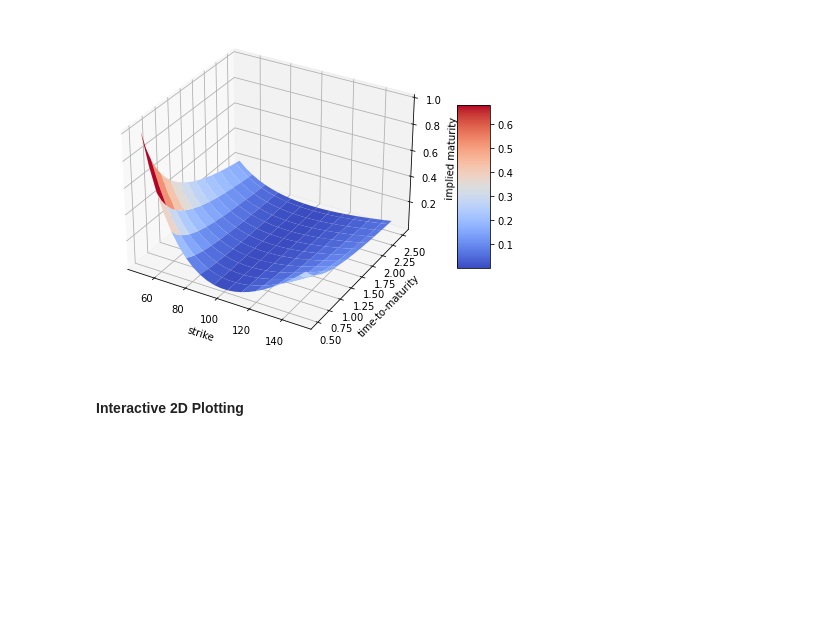
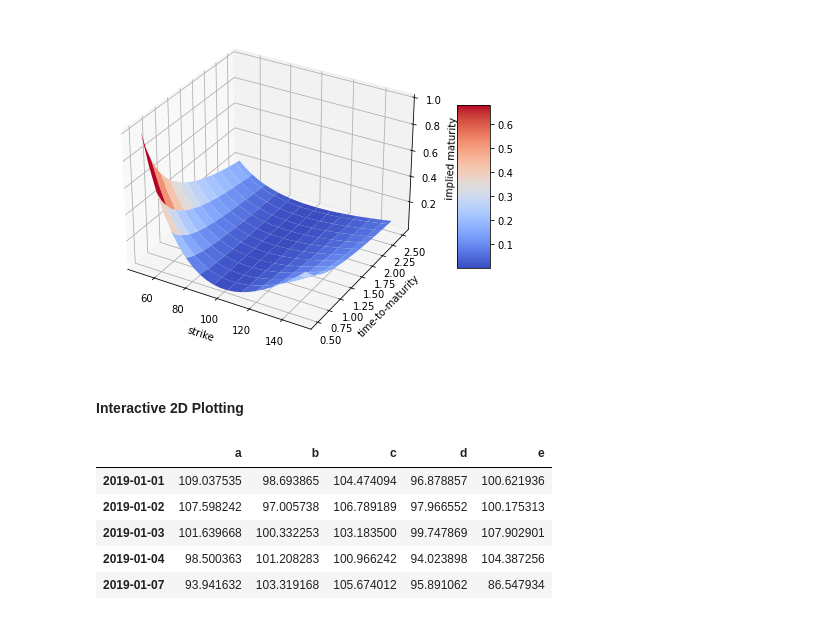
Before and after one commit to omertafveez-2001/Financial-Data-Science, a Jupyter notebook: Data Visualisation.ipynb, the cells around one changed output. Drawn from its saved outputs; the diff is of its cells as text; code cells hidden in the pictures; blank space fills up the shorter version.

```diff
--- a/Data Visualisation.ipynb
+++ b/Data Visualisation.ipynb
@@ -213,0 +218,12 @@ fig.colorbar(surf, shrink=0.5, aspect=5)
+# %%
+a = np.random.standard_normal((250,5)).cumsum(axis=0)
+index = pd.date_range('2019-1-1', freq='B', periods=len(a))
+df = pd.DataFrame(100+5*a, columns=list('abcde'), index=index)
+df.head()
+# %% [output]
+|  | a | b | c | d | e |
+| 2019-01-01 | 109.037535 | 98.693865 | 104.474094 | 96.878857 | 100.621936 |
+| 2019-01-02 | 107.598242 | 97.005738 | 106.789189 | 97.966552 | 100.175313 |
+| 2019-01-03 | 101.639668 | 100.332253 | 103.183500 | 99.747869 | 107.902901 |
+| 2019-01-04 | 98.500363 | 101.208283 | 100.966242 | 94.023898 | 104.387256 |
+| 2019-01-07 | 93.941632 | 103.319168 | 105.674012 | 95.891062 | 86.547934 |
```
Also changed, not shown: parts of 3 cells of this notebook.
